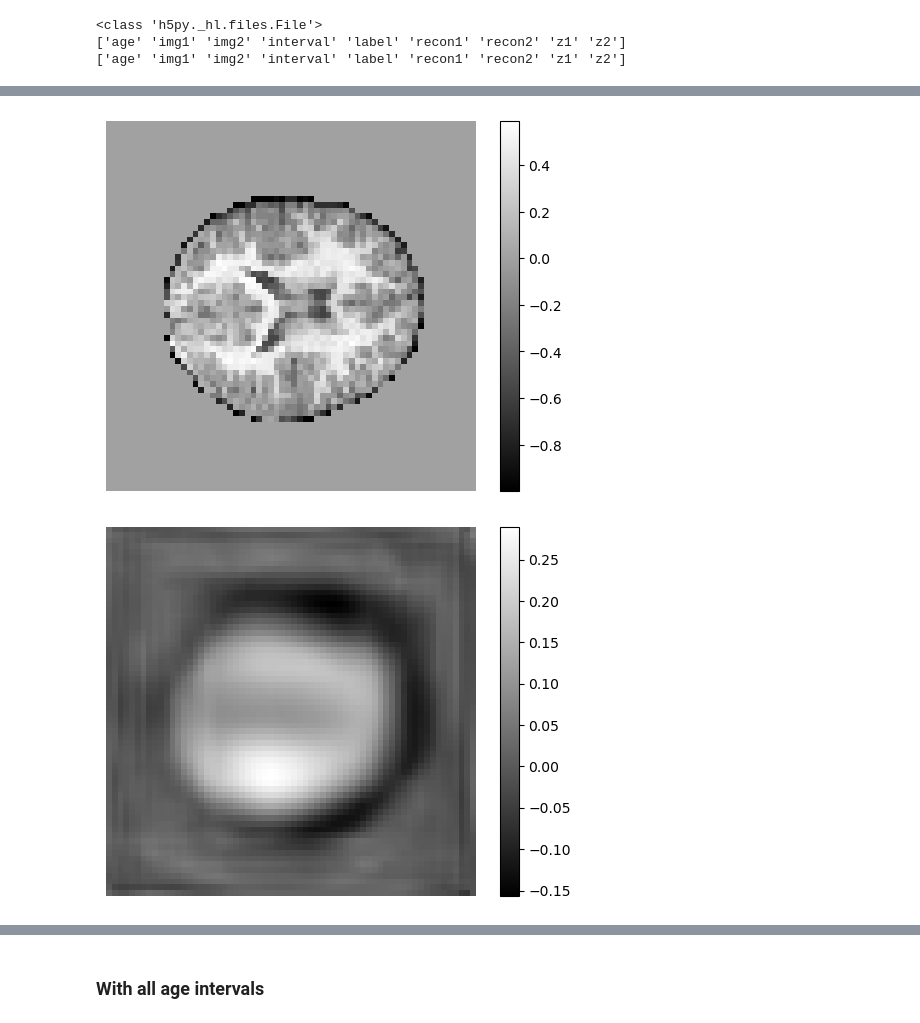
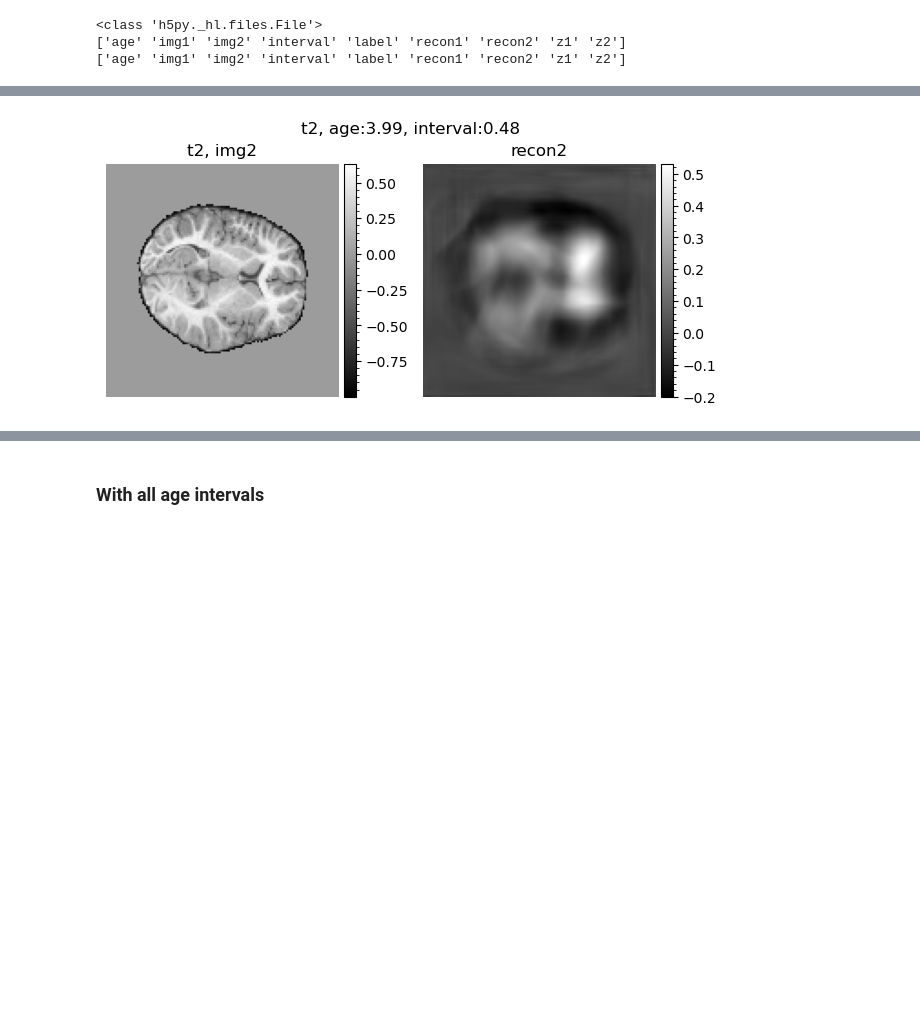
Before and after one commit to Andjelaaaa/longitudinal-neighbourhood-embedding, a Jupyter notebook: src/visualization.ipynb, the cells around one changed output, grey strips where cells are left out. Drawn from its saved outputs; the diff is of its cells as text; code cells hidden in the pictures; blank space fills up the shorter version.

```diff
--- a/src/visualization.ipynb
+++ b/src/visualization.ipynb
@@ -181,7 +182,8 @@ val (38, 5)
 # ckpt_path = '/media/andjela/SeagatePor1/LSSL/data/CP/LSP/'
 ckpt_path = '/home/andjela/Documents/longitudinal-neighbourhood-embedding/ckpt/CP/LSP/'
 # time_label = '2023_6_14_16_57' #ls=8192, bs=16, uncrop_128, aug
-time_label = '2023_6_19_15_1' #ls=1024, bs=16, uncrop_64, aug
+time_label = '2023_6_19_16_41'
+# time_label = '2023_6_19_15_1' #ls=1024, bs=16, uncrop_64, aug
 # time_label = '2023_6_15_11_54' #ls=1024, bs=16, uncrop_64, no aug
 # time_label = '2023_6_5_11_51'  # ls=1024, bs=64
 # time_label = '2023_6_8_14_6'  # ls=1024, bs=16
@@ -223,0 +226,12 @@ z1 (38, 1024) z2 (38, 1024)
+# %%
+def add_colorbar(mappable):
+    last_axes = plt.gca()
+
+    ax = mappable.axes
+    fig = ax.figure
+    divider = make_axes_locatable(ax)
+    cax = divider.append_axes("right", size="5%", pad=0.05)
+    cbar = fig.colorbar(mappable, cax=cax)
+    cbar.minorticks_on()
+    plt.sca(last_axes)
+    return cbar
@@ -224,18 +269,29 @@ z1 (38, 1024) z2 (38, 1024)
 # %%
 # Extract the slice from the image data
-slice_index = 32
+slice_index = 64
 sub_index = 30
-slice_data_img = np.squeeze(img_1)[sub_index, :, :, slice_index]
-slice_data_recon = np.squeeze(recon_1)[sub_index, :, :, slice_index]
+slice_data_img = np.squeeze(img_2)[sub_index, :, :, slice_index]
+slice_data_recon = np.squeeze(recon_2)[sub_index, :, :, slice_index]
 # Plot the slice using Matplotlib
-plt.imshow(slice_data_img, cmap='gray')
-plt.colorbar()
-plt.axis('off')
-plt.show()
-plt.imshow(slice_data_recon, cmap='gray')
-plt.colorbar()
-plt.axis('off')
-plt.show()
+fig, axs = plt.subplots(1,2, sharex=True, sharey=True)
+fig.suptitle(f't2, age:{np.round(age[sub_index]+interval[sub_index], 2)}, interval:{np.round(interval[sub_index]+0,2)}', y=0.8)
+plt1 = axs[0].imshow(slice_data_img, cmap='gray')
+plt2 = axs[1].imshow(slice_data_recon, cmap='gray')
+add_colorbar(plt1)
+add_colorbar(plt2)
+
+axs[0].axis('off')
+axs[0].title.set_text('t2, img2')
+axs[1].axis('off')
+axs[1].title.set_text('recon2')
+fig.tight_layout()
+# plt.imshow(slice_data_img, cmap='gray')
+# plt.colorbar()
+# plt.axis('off')
+# plt.show()
+# plt.imshow(slice_data_recon, cmap='gray')
+# plt.colorbar()
+# plt.axis('off')
+# plt.show()
 # %% [output]
-[figure, old version]
+[figure, new version]
-[figure, removed]
```
Also changed, not shown: parts of 16 cells of this notebook, 3 other files.
